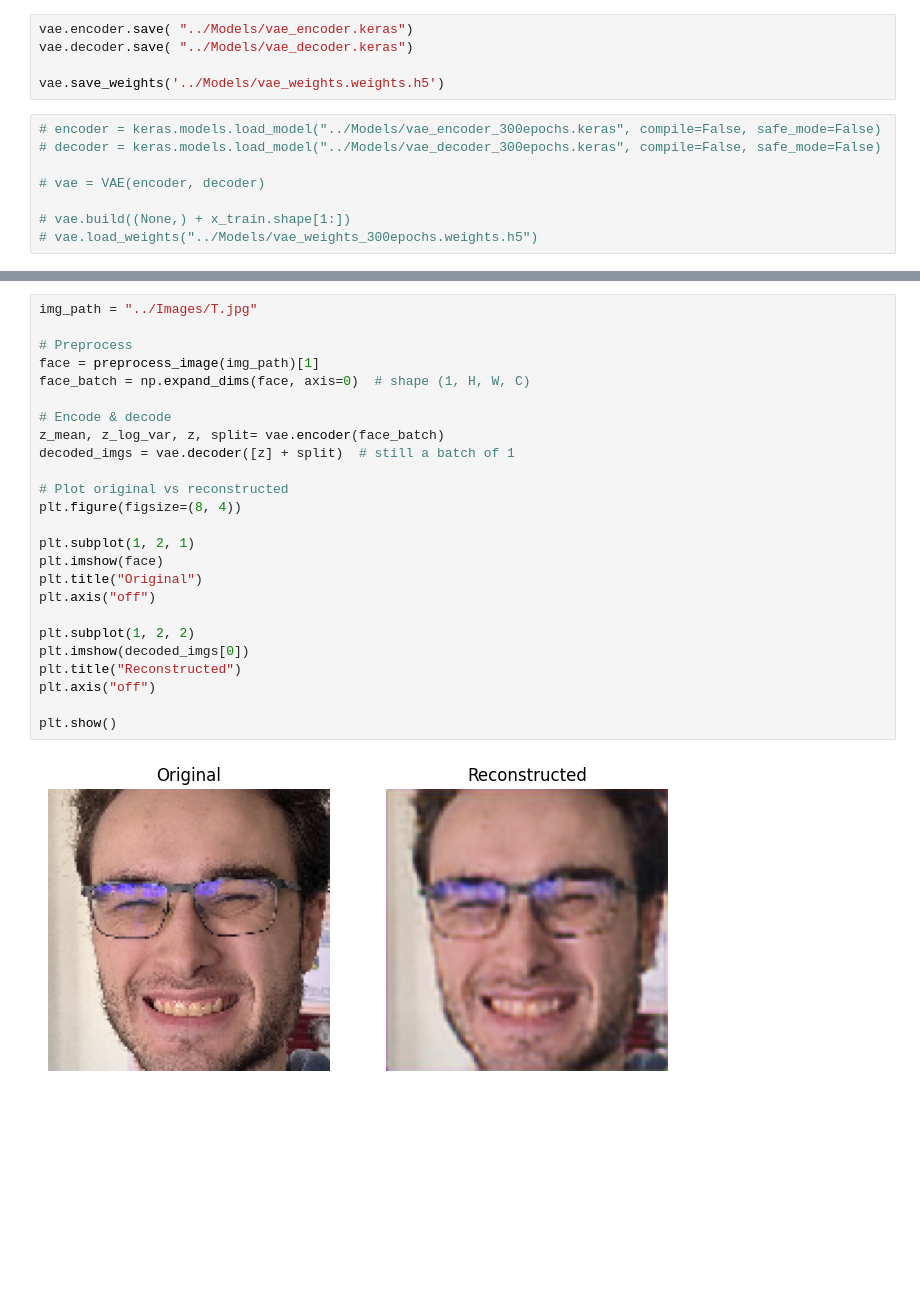
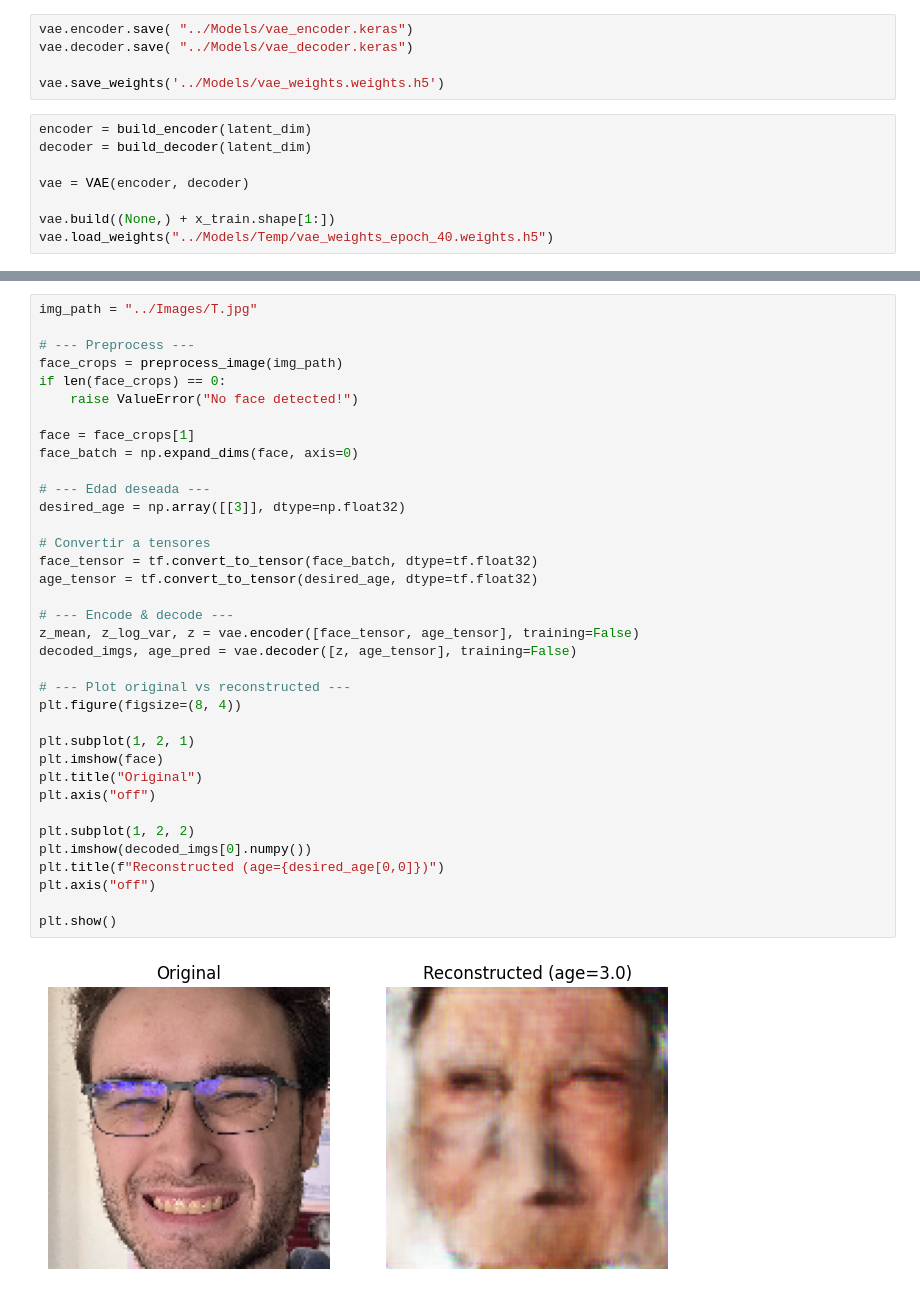
Before and after one commit to jjparrad/face_filters, a Jupyter notebook: src/Notebooks/face_filters.ipynb, the cells around one changed output, grey strips where cells are left out. Saved outputs shown, nothing was run; the diff lists cells and outputs as text; blank space fills up the shorter version.

```diff
--- a/src/Notebooks/face_filters.ipynb
+++ b/src/Notebooks/face_filters.ipynb
@@ -396,11 +431,11 @@ vae.decoder.save( "../Models/vae_decoder.keras")
 
 vae.save_weights('../Models/vae_weights.weights.h5')
 # %%
-# encoder = keras.models.load_model("../Models/vae_encoder_300epochs.keras", compile=False, safe_mode=False)
-# decoder = keras.models.load_model("../Models/vae_decoder_300epochs.keras", compile=False, safe_mode=False)
+encoder = build_encoder(latent_dim)
+decoder = build_decoder(latent_dim)
 
-# vae = VAE(encoder, decoder)
+vae = VAE(encoder, decoder)
 
-# vae.build((None,) + x_train.shape[1:])
-# vae.load_weights("../Models/vae_weights_300epochs.weights.h5")
+vae.build((None,) + x_train.shape[1:])
+vae.load_weights("../Models/Temp/vae_weights_epoch_40.weights.h5")
 # %%
@@ -443,27 +485,38 @@ plt.show()
 # %%
 img_path = "../Images/T.jpg"
 
-# Preprocess
-face = preprocess_image(img_path)[1]
-face_batch = np.expand_dims(face, axis=0)  # shape (1, H, W, C)
+# --- Preprocess ---
+face_crops = preprocess_image(img_path)
+if len(face_crops) == 0:
+    raise ValueError("No face detected!")
 
-# Encode & decode
-z_mean, z_log_var, z, split= vae.encoder(face_batch)
-decoded_imgs = vae.decoder([z] + split)  # still a batch of 1
+face = face_crops[1]
+face_batch = np.expand_dims(face, axis=0)
 
-# Plot original vs reconstructed
+# --- Edad deseada ---
+desired_age = np.array([[3]], dtype=np.float32)
+
+# Convertir a tensores
+face_tensor = tf.convert_to_tensor(face_batch, dtype=tf.float32)
+age_tensor = tf.convert_to_tensor(desired_age, dtype=tf.float32)
+
+# --- Encode & decode ---
+z_mean, z_log_var, z = vae.encoder([face_tensor, age_tensor], training=False)
+decoded_imgs, age_pred = vae.decoder([z, age_tensor], training=False)
+
+# --- Plot original vs reconstructed ---
 plt.figure(figsize=(8, 4))
 
 plt.subplot(1, 2, 1)
 plt.imshow(face)
 plt.title("Original")
 plt.axis("off")
 
 plt.subplot(1, 2, 2)
-plt.imshow(decoded_imgs[0])
-plt.title("Reconstructed")
+plt.imshow(decoded_imgs[0].numpy())
+plt.title(f"Reconstructed (age={desired_age[0,0]})")
 plt.axis("off")
 
 plt.show()
 # %% [output]
-[figure, old version]
+[figure, new version]
```
Also changed, not shown: parts of 14 cells of this notebook, 3 other files.
